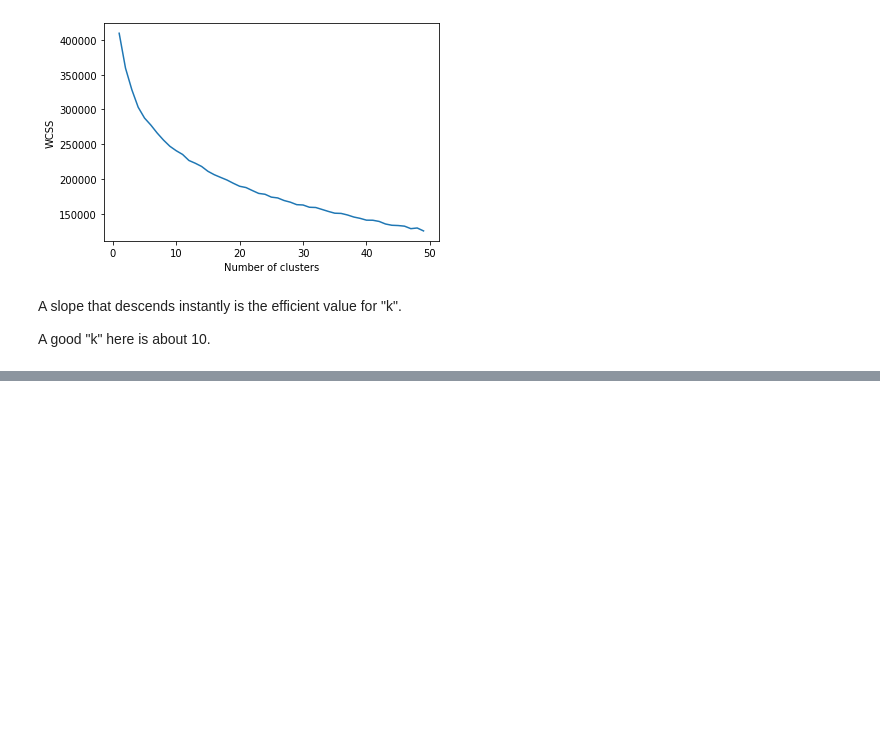
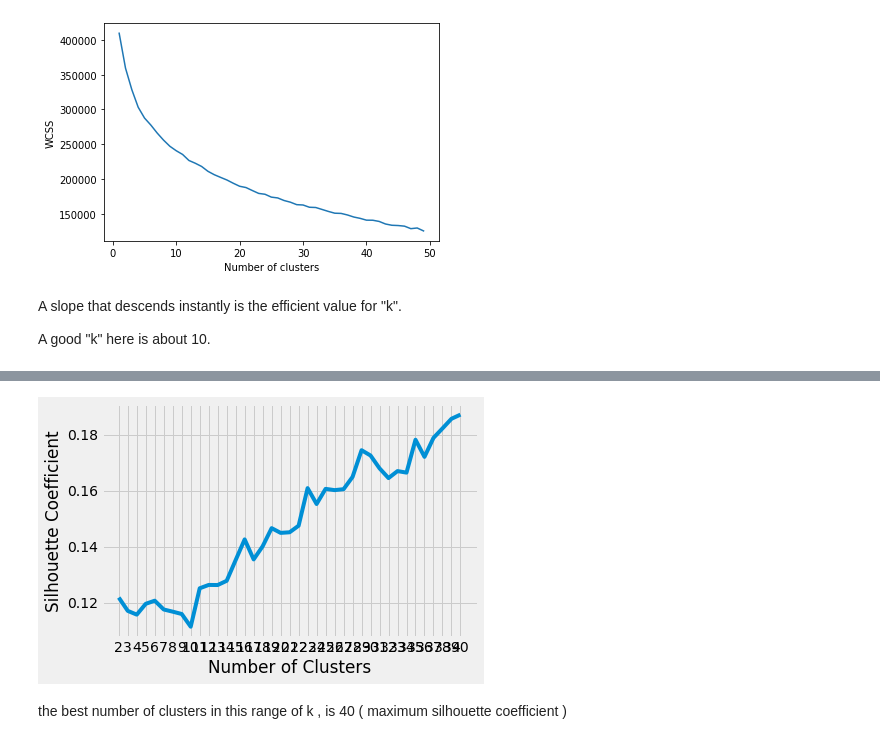
Before and after one commit to robinjmf/k-means-clustring, a Jupyter notebook: K-Means_Clustering.ipynb, the cells around one changed output, grey strips where cells are left out. Drawn from its saved outputs; the diff is of its cells as text; code cells hidden in the pictures; blank space fills up the shorter version.

Commit message:
add silhouette coefficient

```diff
--- a/K-Means_Clustering.ipynb
+++ b/K-Means_Clustering.ipynb
@@ -233,0 +247,22 @@ A good "k" here is about 10.
+# %%
+from sklearn.metrics import silhouette_score
+
+silhouette_coefficients = []
+
+# Notice you start at 2 clusters for silhouette coefficient
+for k in range(2, 41):
+    kmeans = KMeans(n_clusters=k, init = 'k-means++', random_state = 42)
+    kmeans.fit(X_train_std)
+    score = silhouette_score(X_train_std, kmeans.labels_)
+    silhouette_coefficients.append(score)
+# %%
+plt.style.use("fivethirtyeight")
+plt.plot(range(2, 41), silhouette_coefficients)
+plt.xticks(range(2, 41))
+plt.xlabel("Number of Clusters")
+plt.ylabel("Silhouette Coefficient")
+plt.show()
+# %% [output]
+[figure, added]
+# %% [markdown]
+the best number of clusters in this range of k , is 40 ( maximum silhouette coefficient )
```
Also changed, not shown: parts of 4 cells of this notebook.
